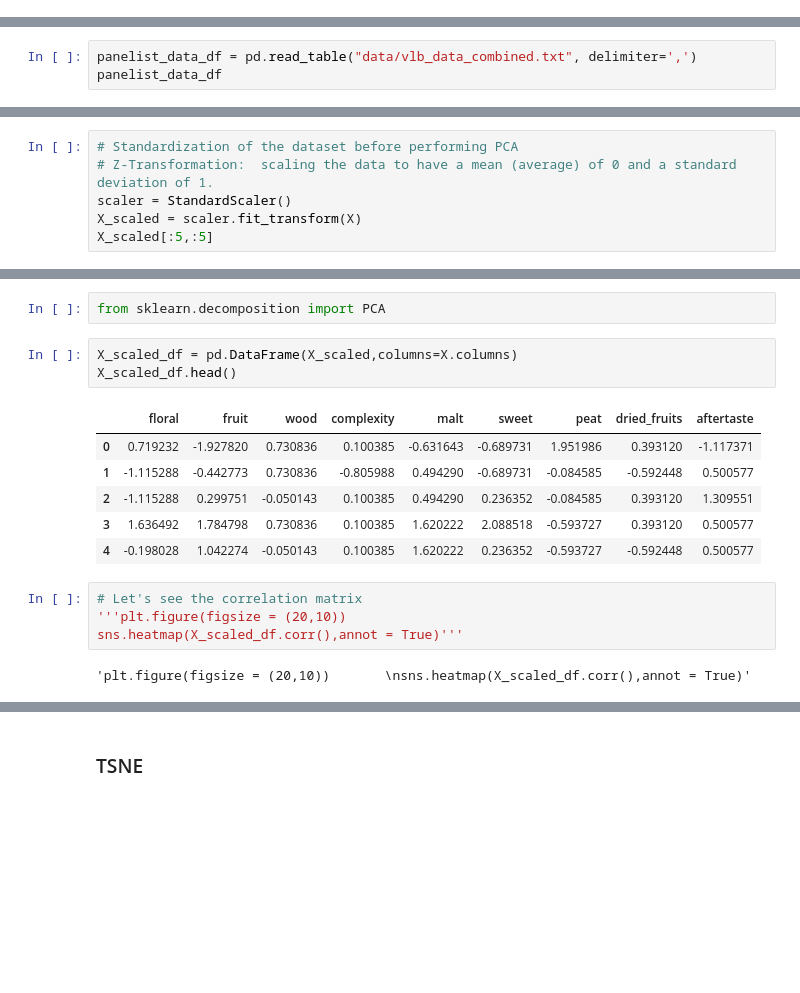
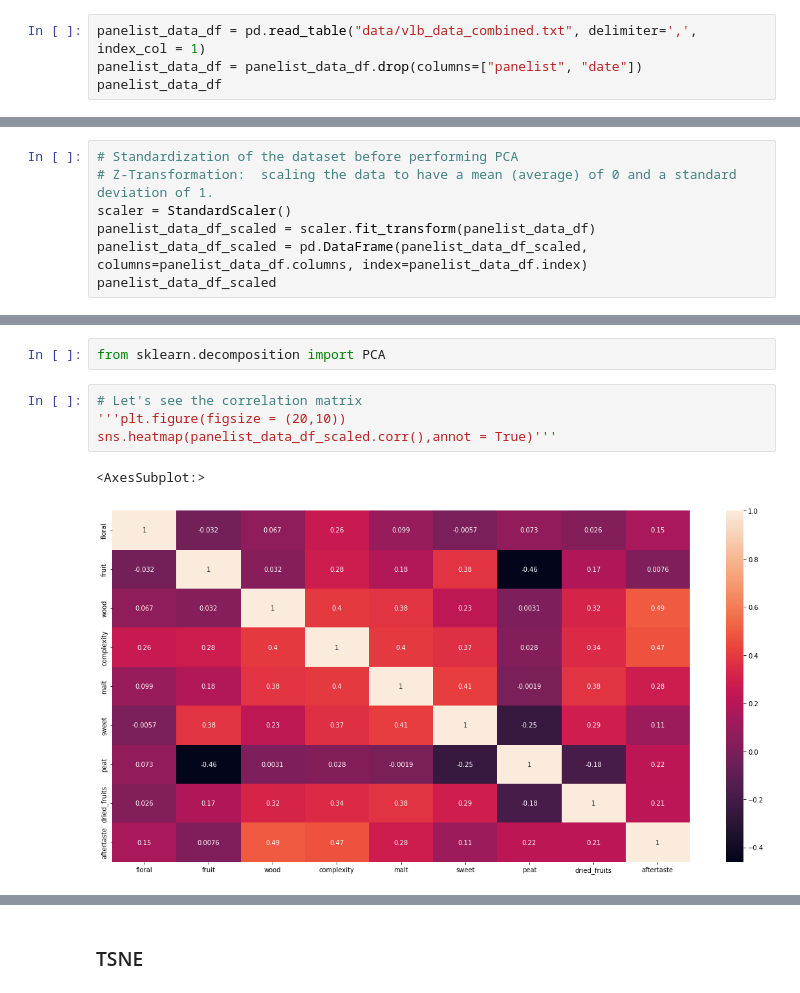
Before and after one commit to rengesf/flavorpred, a Jupyter notebook: clustering.ipynb, the cells around one changed output, grey strips where cells are left out. Drawn from its saved outputs; the diff is of its cells as text; blank space fills up the shorter version.

```diff
--- a/clustering.ipynb
+++ b/clustering.ipynb
@@ -21,0 +36,4 @@ array([[50., 20., 60., ..., 50., 40., 40.],
+# %%
+panelist_data_df = pd.read_table("data/vlb_data_combined.txt", delimiter=',', index_col = 1)
+panelist_data_df = panelist_data_df.drop(columns=["panelist", "date"])
+panelist_data_df
@@ -22,5 +55,2 @@ array([[50., 20., 60., ..., 50., 40., 40.],
 # %% [markdown]
 ## Normalize
-# %%
-panelist_data_df = pd.read_table("data/vlb_data_combined.txt", delimiter=',')
-panelist_data_df
@@ -63,6 +58,7 @@ X
 # Standardization of the dataset before performing PCA
 # Z-Transformation:  scaling the data to have a mean (average) of 0 and a standard deviation of 1.
 scaler = StandardScaler()
-X_scaled = scaler.fit_transform(X)
-X_scaled[:5,:5]
+panelist_data_df_scaled = scaler.fit_transform(panelist_data_df)
+panelist_data_df_scaled = pd.DataFrame(panelist_data_df_scaled, columns=panelist_data_df.columns, index=panelist_data_df.index)
+panelist_data_df_scaled
 # %% [output]
@@ -218,19 +263,10 @@ plt.show()
 ### kmeans and Pca
 # %%
 from sklearn.decomposition import PCA
-# %%
-X_scaled_df = pd.DataFrame(X_scaled,columns=X.columns)
-X_scaled_df.head()
-# %% [output]
-|  | floral | fruit | wood | complexity | malt | sweet | peat | dried_fruits | aftertaste |
-| 0 | 0.719232 | -1.927820 | 0.730836 | 0.100385 | -0.631643 | -0.689731 | 1.951986 | 0.393120 | -1.117371 |
-| 1 | -1.115288 | -0.442773 | 0.730836 | -0.805988 | 0.494290 | -0.689731 | -0.084585 | -0.592448 | 0.500577 |
-| 2 | -1.115288 | 0.299751 | -0.050143 | 0.100385 | 0.494290 | 0.236352 | -0.084585 | 0.393120 | 1.309551 |
-| 3 | 1.636492 | 1.784798 | 0.730836 | 0.100385 | 1.620222 | 2.088518 | -0.593727 | 0.393120 | 0.500577 |
-| 4 | -0.198028 | 1.042274 | -0.050143 | 0.100385 | 1.620222 | 0.236352 | -0.593727 | -0.592448 | 0.500577 |
 # %%
 # Let's see the correlation matrix
 '''plt.figure(figsize = (20,10))
-sns.heatmap(X_scaled_df.corr(),annot = True)'''
+sns.heatmap(panelist_data_df_scaled.corr(),annot = True)'''
 # %% [output]
-'plt.figure(figsize = (20,10))       \nsns.heatmap(X_scaled_df.corr(),annot = True)'
+<AxesSubplot:>
+[figure, added]
```
Also changed, not shown: parts of 62 cells of this notebook.
